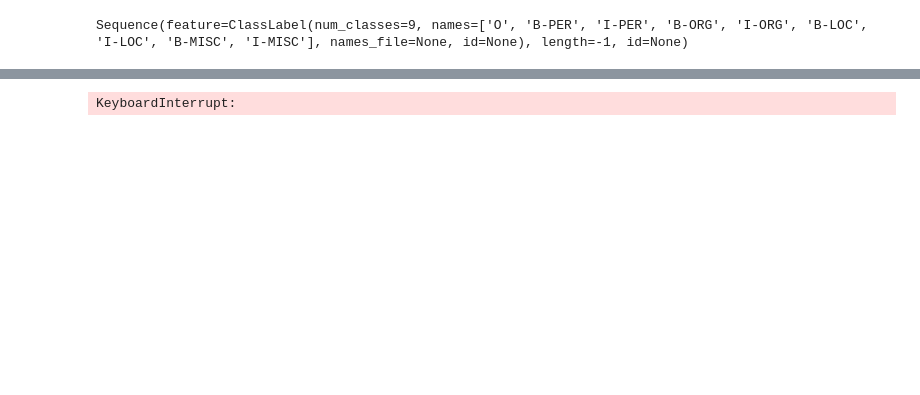
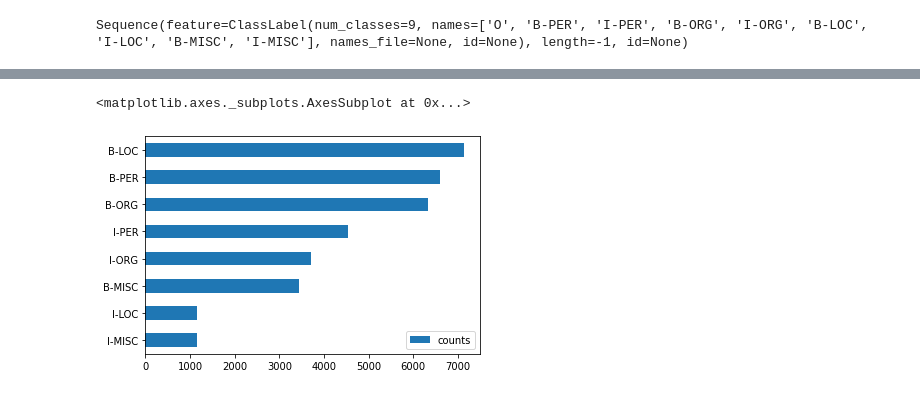
Before and after one commit to DSC180B-A04-Capstone-Group-06/DSC180B-NER-Project, a Jupyter notebook: notebooks/eda.ipynb, the cells around one changed output, grey strips where cells are left out. Cells and saved outputs as stored; diff of their text form; code cells hidden in the pictures; blank space fills up the shorter version.

```diff
--- a/notebooks/eda.ipynb
+++ b/notebooks/eda.ipynb
@@ -39,4 +32,0 @@ def bert_pipeline(lst):
-# %%
-results = df.tokens.apply(bert_pipeline)
-# %% [output]
-KeyboardInterrupt:
@@ -44,0 +33,14 @@ results
+# %%
+ner_tag = ['O', 'B-PER', 'I-PER', 'B-ORG', 'I-ORG', 'B-LOC', 'I-LOC', 'B-MISC', 'I-MISC']
+tag_count = defaultdict(int)
+for i in df.ner_tags:
+    for j in i:
+        tag_count[ner_tag[j]] += 1
+# %%
+df_tag_count = pd.DataFrame.from_dict(tag_count, 'index').sort_values(by =0)
+df_tag_count.columns = ['counts']
+# %%
+df_tag_count.iloc[:-1,:].plot.barh()
+# %% [output]
+<matplotlib.axes._subplots.AxesSubplot at 0x...>
+[figure, added]
```
Also changed, not shown: parts of 9 cells of this notebook, 1 other file.
